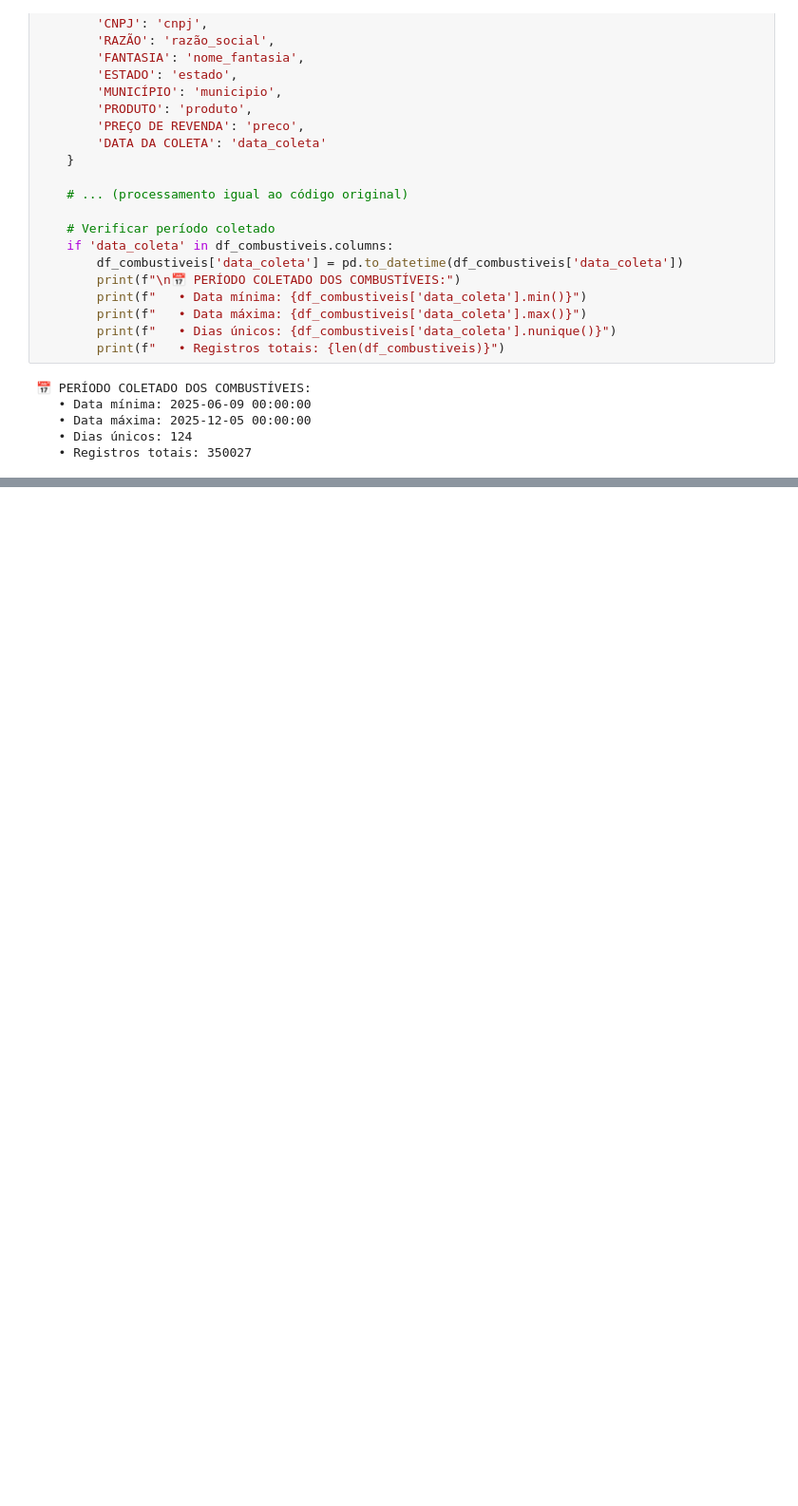
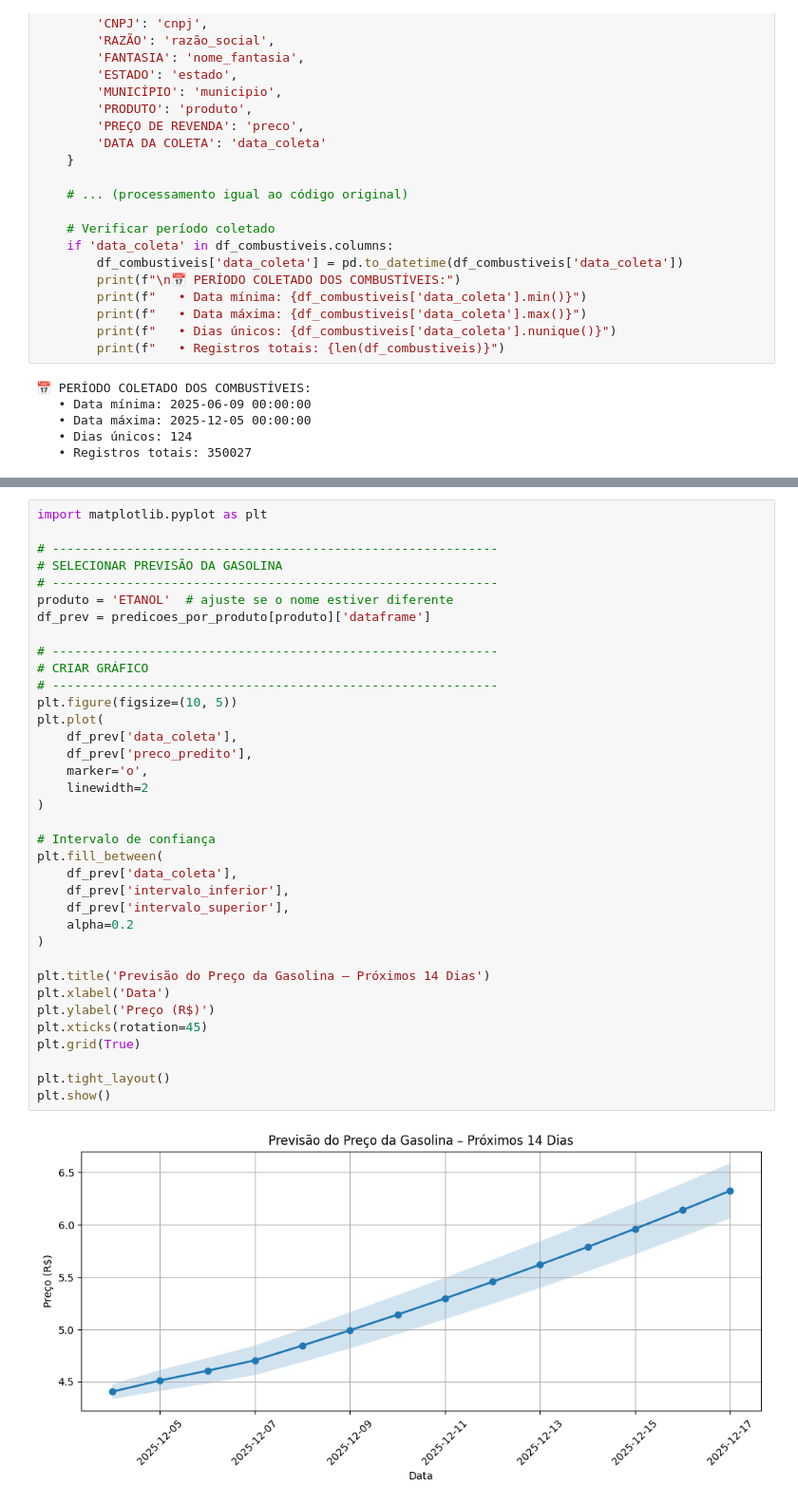
Before and after one commit to milnaraz/Big_data_petroleo, a Jupyter notebook: notebook.ipynb, the cells around one changed output, grey strips where cells are left out. Shown at 95% size. Saved outputs shown, nothing was run; the diff lists cells and outputs as text; blank space fills up the shorter version.

```diff
--- a/notebook.ipynb
+++ b/notebook.ipynb
@@ -1894,0 +2417,38 @@ print("="*60)
+# %%
+import matplotlib.pyplot as plt
+
+# ------------------------------------------------------------
+# SELECIONAR PREVISÃO DA GASOLINA
+# ------------------------------------------------------------
+produto = 'ETANOL'  # ajuste se o nome estiver diferente
+df_prev = predicoes_por_produto[produto]['dataframe']
+
+# ------------------------------------------------------------
+# CRIAR GRÁFICO
+# ------------------------------------------------------------
+plt.figure(figsize=(10, 5))
+plt.plot(
+    df_prev['data_coleta'],
+    df_prev['preco_predito'],
+    marker='o',
+    linewidth=2
+)
+
+# Intervalo de confiança
+plt.fill_between(
+    df_prev['data_coleta'],
+    df_prev['intervalo_inferior'],
+    df_prev['intervalo_superior'],
+    alpha=0.2
+)
+
+plt.title('Previsão do Preço da Gasolina – Próximos 14 Dias')
+plt.xlabel('Data')
+plt.ylabel('Preço (R$)')
+plt.xticks(rotation=45)
+plt.grid(True)
+
+plt.tight_layout()
+plt.show()
+# %% [output]
+[figure, added]
```
Also changed, not shown: parts of 28 cells of this notebook, 21 other files.
